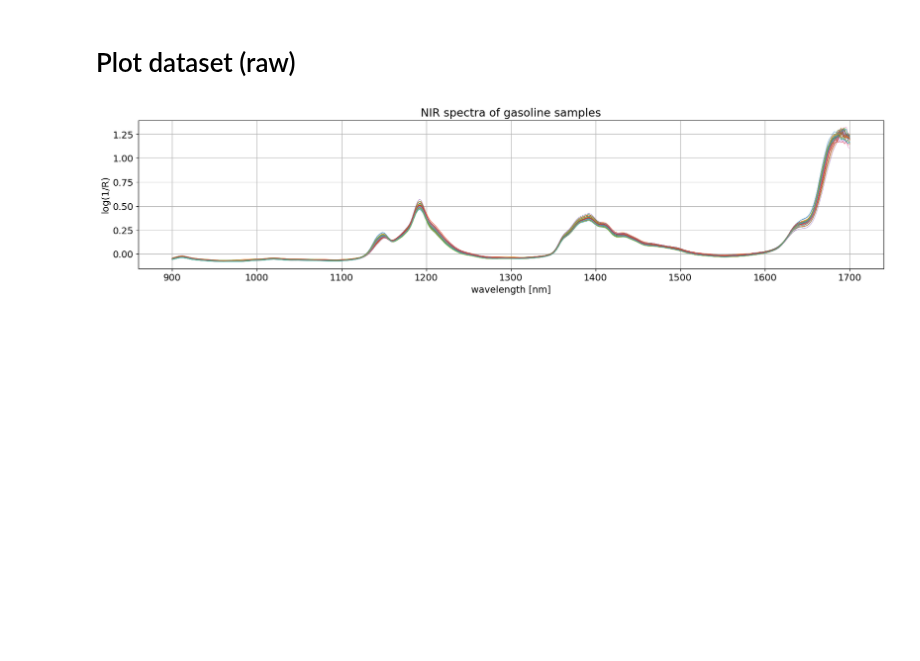
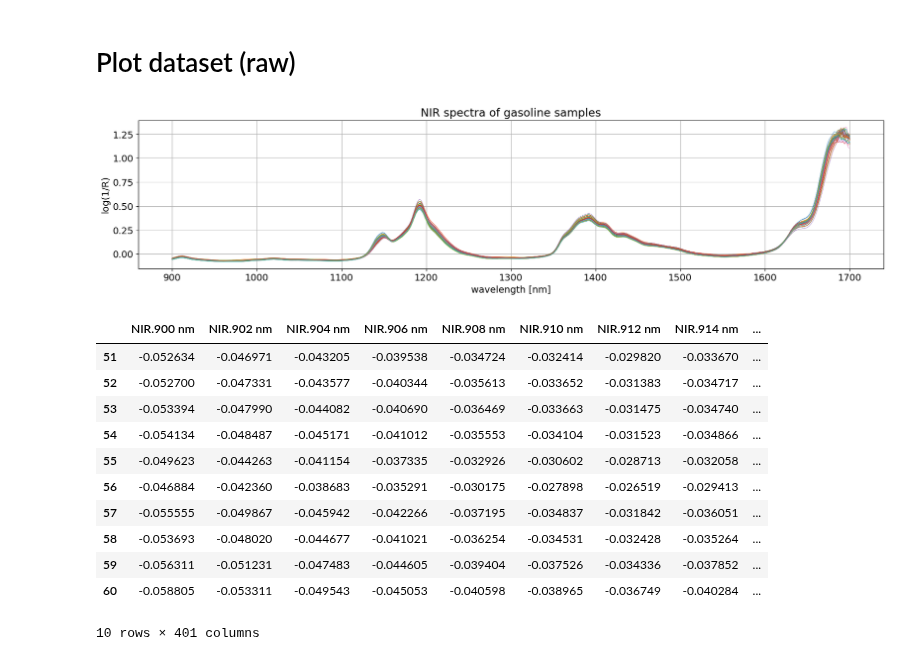
Before and after one commit to bitwalk123/MyNotebook, a Jupyter notebook: octane_001.ipynb, the cells around one changed output. Saved outputs shown, nothing was run; the diff lists cells and outputs as text; code cells hidden in the pictures; blank space fills up the shorter version.

```diff
--- a/octane_001.ipynb
+++ b/octane_001.ipynb
@@ -101,0 +106,15 @@ plt.show()
+# %%
+X_test
+# %% [output]
+|  | NIR.900 nm | NIR.902 nm | NIR.904 nm | NIR.906 nm | NIR.908 nm | NIR.910 nm | NIR.912 nm | NIR.914 nm | ... |
+| 51 | -0.052634 | -0.046971 | -0.043205 | -0.039538 | -0.034724 | -0.032414 | -0.029820 | -0.033670 | ... |
+| 52 | -0.052700 | -0.047331 | -0.043577 | -0.040344 | -0.035613 | -0.033652 | -0.031383 | -0.034717 | ... |
+| 53 | -0.053394 | -0.047990 | -0.044082 | -0.040690 | -0.036469 | -0.033663 | -0.031475 | -0.034740 | ... |
+| 54 | -0.054134 | -0.048487 | -0.045171 | -0.041012 | -0.035553 | -0.034104 | -0.031523 | -0.034866 | ... |
+| 55 | -0.049623 | -0.044263 | -0.041154 | -0.037335 | -0.032926 | -0.030602 | -0.028713 | -0.032058 | ... |
+| 56 | -0.046884 | -0.042360 | -0.038683 | -0.035291 | -0.030175 | -0.027898 | -0.026519 | -0.029413 | ... |
+| 57 | -0.055555 | -0.049867 | -0.045942 | -0.042266 | -0.037195 | -0.034837 | -0.031842 | -0.036051 | ... |
+| 58 | -0.053693 | -0.048020 | -0.044677 | -0.041021 | -0.036254 | -0.034531 | -0.032428 | -0.035264 | ... |
+| 59 | -0.056311 | -0.051231 | -0.047483 | -0.044605 | -0.039404 | -0.037526 | -0.034336 | -0.037852 | ... |
+| 60 | -0.058805 | -0.053311 | -0.049543 | -0.045053 | -0.040598 | -0.038965 | -0.036749 | -0.040284 | ... |
+10 rows × 401 columns
```
Also changed, not shown: parts of 11 cells of this notebook, 4 other files.
